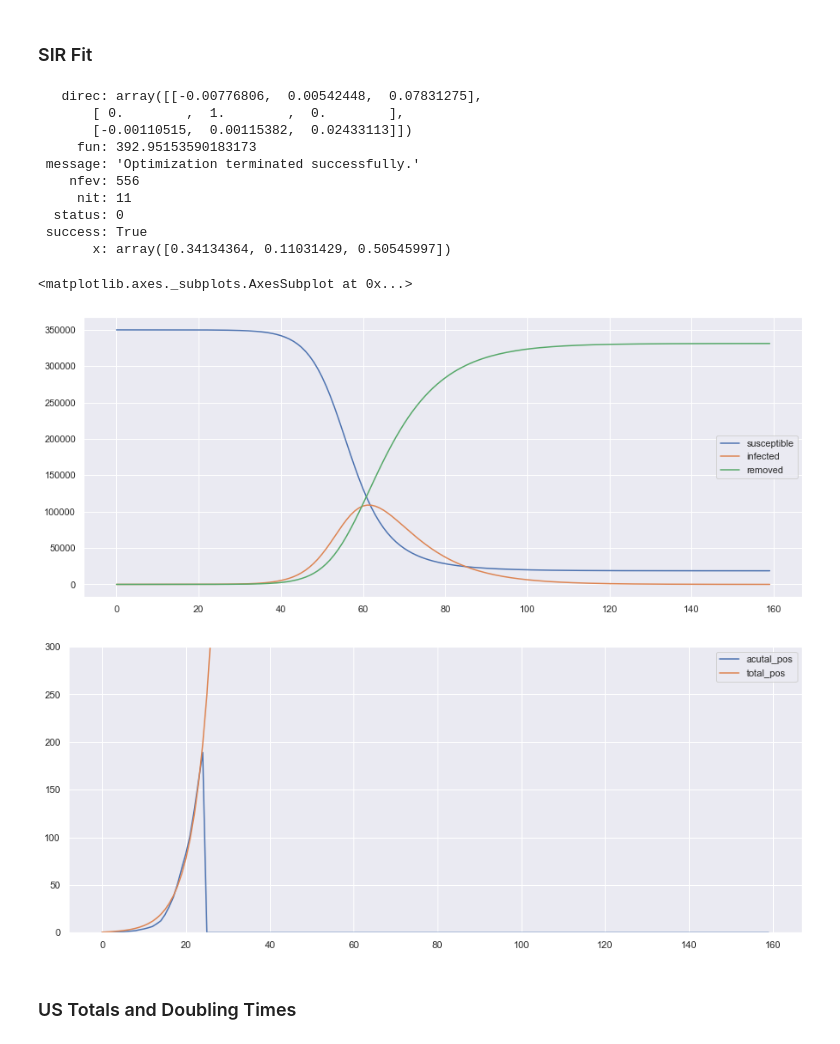
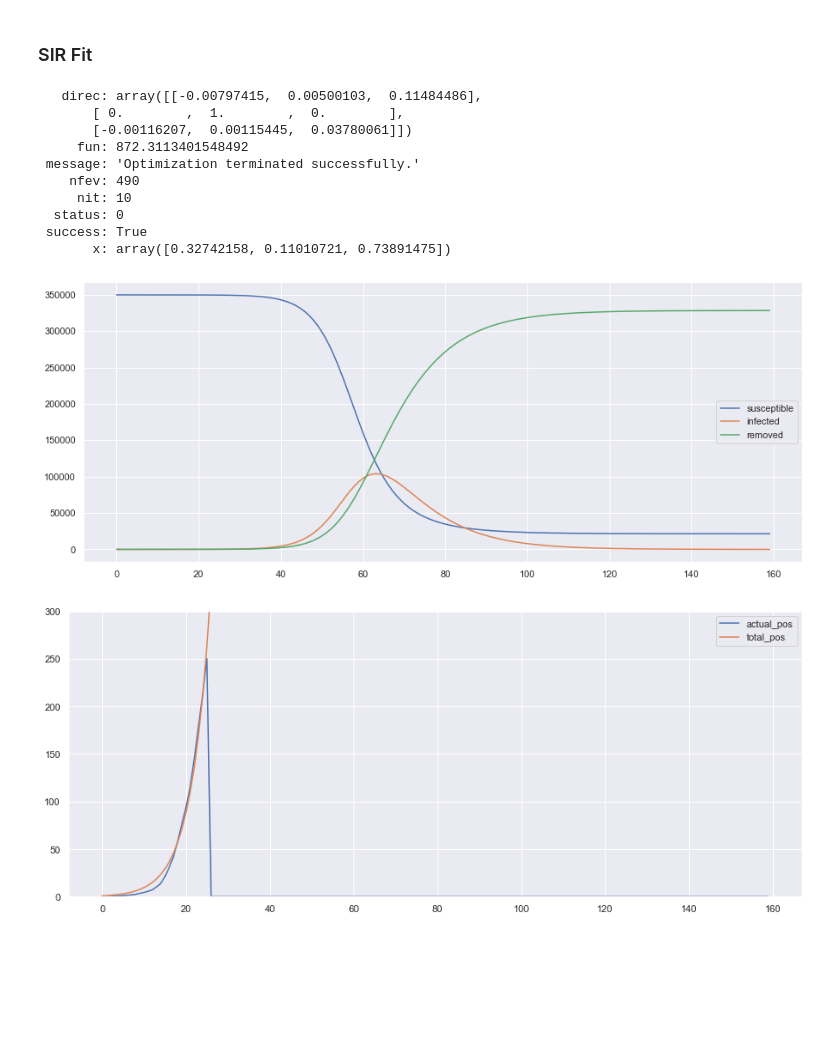
Before and after one commit to DrSkippy/2020covid19, a Jupyter notebook: SIR Fits.ipynb, the cells around one changed output. Cells and saved outputs as stored; diff of their text form; code cells hidden in the pictures; blank space fills up the shorter version.

Commit message:
Updated and playing with fitting SIR models to actual data

```diff
--- a/SIR Fits.ipynb
+++ b/SIR Fits.ipynb
@@ -77,36 +72,19 @@ R0=0
 # %%
+N=350000
+R0=0
 x0 = (0.3896, 0.08149, 0.1)
 c = dfq.actual_pos.values
-a = minimize(SIRSSE, x0, args=(N, R0, c), method="Powell")
-
-print(a)
+SIRFitter(c, N, x0)
 # %% [output]
-   direc: array([[-0.00776806,  0.00542448,  0.07831275],
+   direc: array([[-0.00797415,  0.00500103,  0.11484486],
        [ 0.        ,  1.        ,  0.        ],
-       [-0.00110515,  0.00115382,  0.02433113]])
-     fun: 392.95153590183173
+       [-0.00116207,  0.00115445,  0.03780061]])
+     fun: 872.3113401548492
  message: 'Optimization terminated successfully.'
-    nfev: 556
-     nit: 11
+    nfev: 490
+     nit: 10
   status: 0
  success: True
-       x: array([0.34134364, 0.11031429, 0.50545997])
+       x: array([0.32742158, 0.11010721, 0.73891475])
+[figure, added]
+[figure, added]
-# %%
-beta, gamma, I0 = a.x
-
-dfm = SIRModel(N=N, I0=I0, R0=R0, beta=beta, gamma=gamma)
-dfm.plot(figsize=[15,6])
-
-start_index = 0
-
-actual_pos = np.zeros((len(dfm)))
-actual_pos[start_index: start_index + len(dfq)] += dfq.actual_pos
-
-dfm["acutal_pos"] = actual_pos
-dfm["total_pos"] = dfm.infected + dfm.removed
-
-dfm.plot(y=["acutal_pos", "total_pos"], figsize=[15,6], ylim=[0,300])
-# %% [output]
-<matplotlib.axes._subplots.AxesSubplot at 0x...>
-[figure, removed]
-[figure, removed]
@@ -142,2 +90,0 @@ plt.show()
-# %% [markdown]
-### US Totals and Doubling Times
```
Also changed, not shown: parts of 28 cells of this notebook, 3 other files.
